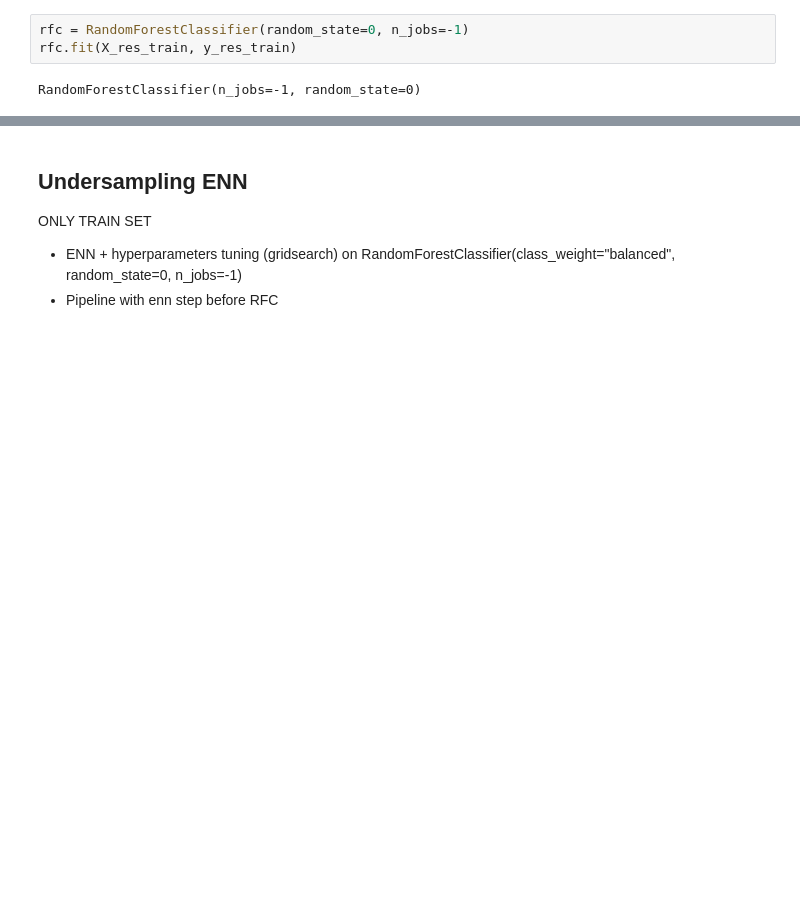
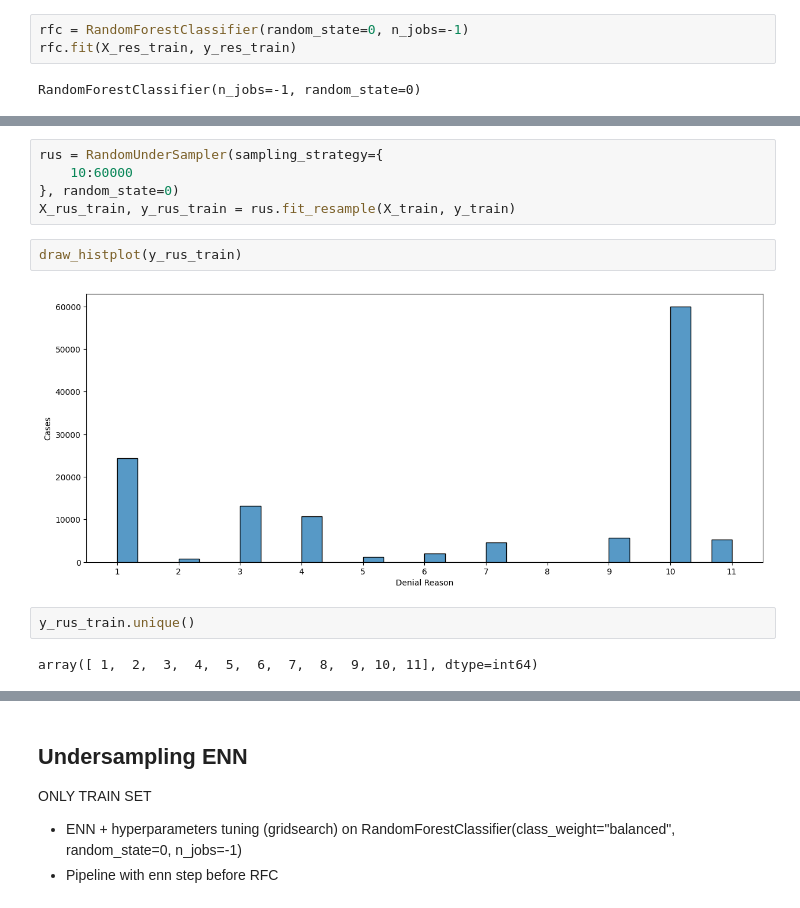
Before and after one commit to HITOfficial/data-mining, a Jupyter notebook: imbalanced-learning/checkpoint.ipynb, the cells around one changed output, grey strips where cells are left out. Drawn from its saved outputs; the diff is of its cells as text; blank space fills up the shorter version.

```diff
--- a/imbalanced-learning/checkpoint.ipynb
+++ b/imbalanced-learning/checkpoint.ipynb
@@ -636,0 +526,13 @@ accuracy: 40.96%
+# %%
+rus = RandomUnderSampler(sampling_strategy={
+    10:60000
+}, random_state=0)
+X_rus_train, y_rus_train = rus.fit_resample(X_train, y_train)
+# %%
+draw_histplot(y_rus_train)
+# %% [output]
+[figure, added]
+# %%
+y_rus_train.unique()
+# %% [output]
+array([ 1,  2,  3,  4,  5,  6,  7,  8,  9, 10, 11], dtype=int64)
```
Also changed, not shown: parts of 94 cells of this notebook.
